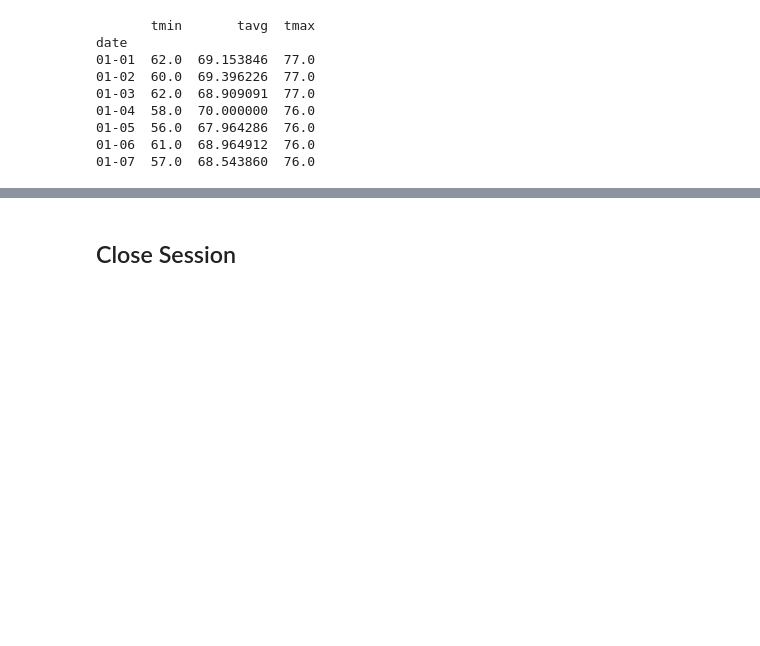
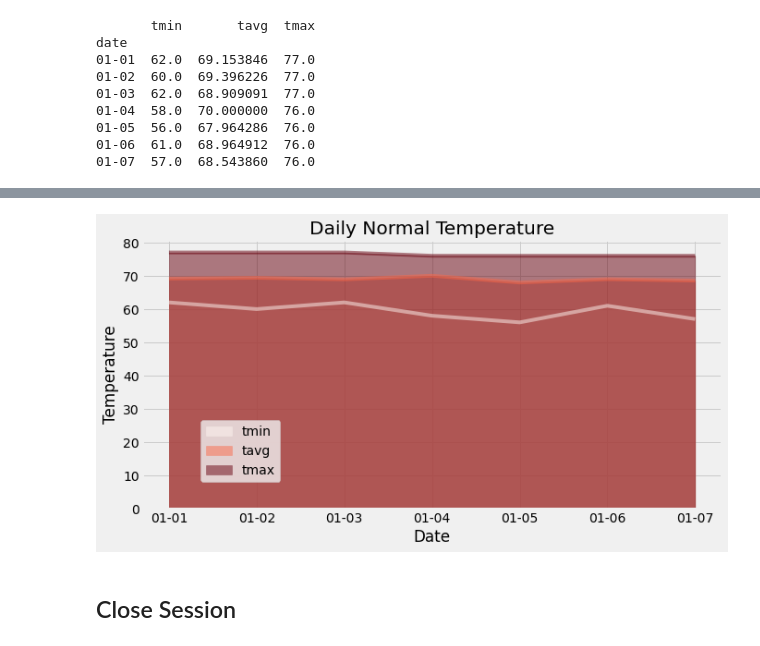
Before and after one commit to yangty152/sqlalchemy-challenge, a Jupyter notebook: temp_analysis_bonus_2_starter.ipynb, the cells around one changed output, grey strips where cells are left out. Saved outputs shown, nothing was run; the diff lists cells and outputs as text; code cells hidden in the pictures; blank space fills up the shorter version.

```diff
--- a/temp_analysis_bonus_2_starter.ipynb
+++ b/temp_analysis_bonus_2_starter.ipynb
@@ -174,3 +171,12 @@ ValueError: operands could not be broadcast together with shapes (7,) (3,)
+# %%
+daily_normals.plot(kind='area', stacked= False, alpha=0.5, colormap='Reds',figsize = (10, 5))
+plt.legend(loc=(0.1, 0.1))
+plt.xlabel('Date')
+plt.ylabel('Temperature')
+plt.title("Daily Normal Temperature")
+plt.show()
+# %% [output]
+[figure, added]
 # %% [markdown]
 ## Close Session
 # %%
```
Also changed, not shown: parts of 4 cells of this notebook, 2 other files.
